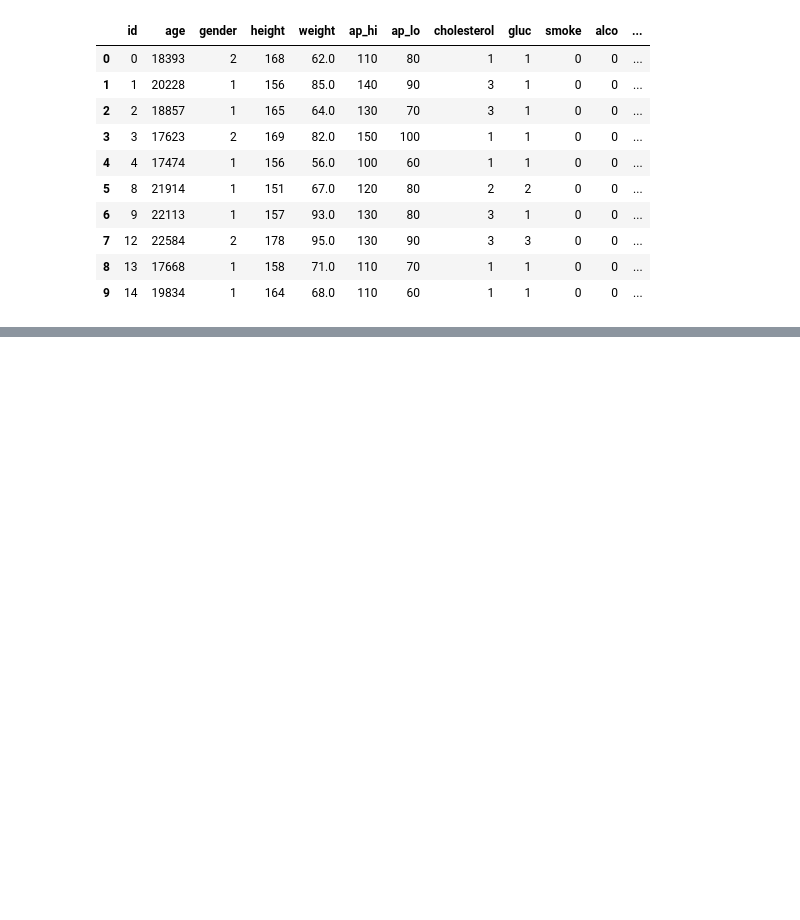
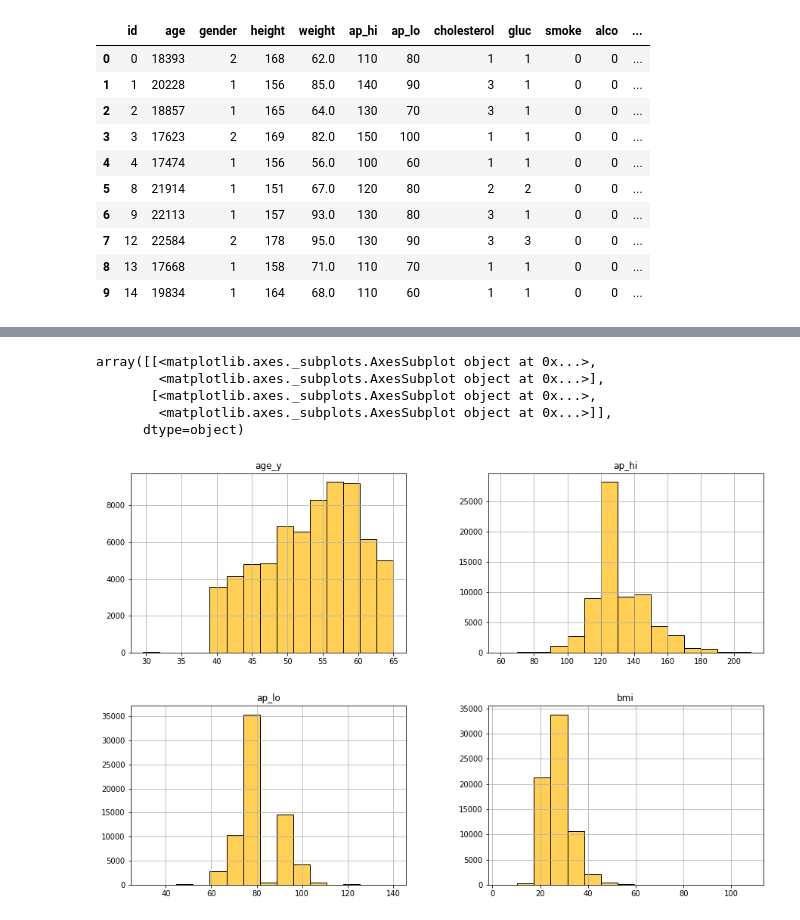
Before and after one commit to GregoryDzej/Big-Data-Python-task, a Jupyter notebook: Big_data_Cardio_.ipynb, the cells around one changed output, grey strips where cells are left out. Drawn from its saved outputs; the diff is of its cells as text; code cells hidden in the pictures; blank space fills up the shorter version.

```diff
--- a/Big_data_Cardio_.ipynb
+++ b/Big_data_Cardio_.ipynb
@@ -173,0 +179,11 @@ main_data.head(10)
+# %%
+############## DATA CLEANING ###################
+# deleting the BMI that are bigger than 120
+
+main_data["bmi"].describe().T
+drop_criteria_bmi = main_data[main_data['bmi'] > 120].index
+
+# number of records to be removed
+print(drop_criteria_bmi.size)
+# remove records
+main_data.drop(drop_criteria_bmi, inplace = True)
@@ -173,0 +268,9 @@ main_data.head(10)
+# %%
+main_data.hist(column=['age_y','ap_hi','ap_lo','bmi'], bins=15, figsize=(15, 10), color='#FFCF56', edgecolor='black')
+# %% [output]
+array([[<matplotlib.axes._subplots.AxesSubplot object at 0x...>,
+        <matplotlib.axes._subplots.AxesSubplot object at 0x...>],
+       [<matplotlib.axes._subplots.AxesSubplot object at 0x...>,
+        <matplotlib.axes._subplots.AxesSubplot object at 0x...>]],
+      dtype=object)
+[figure, added]
```
Also changed, not shown: parts of 8 cells of this notebook.
